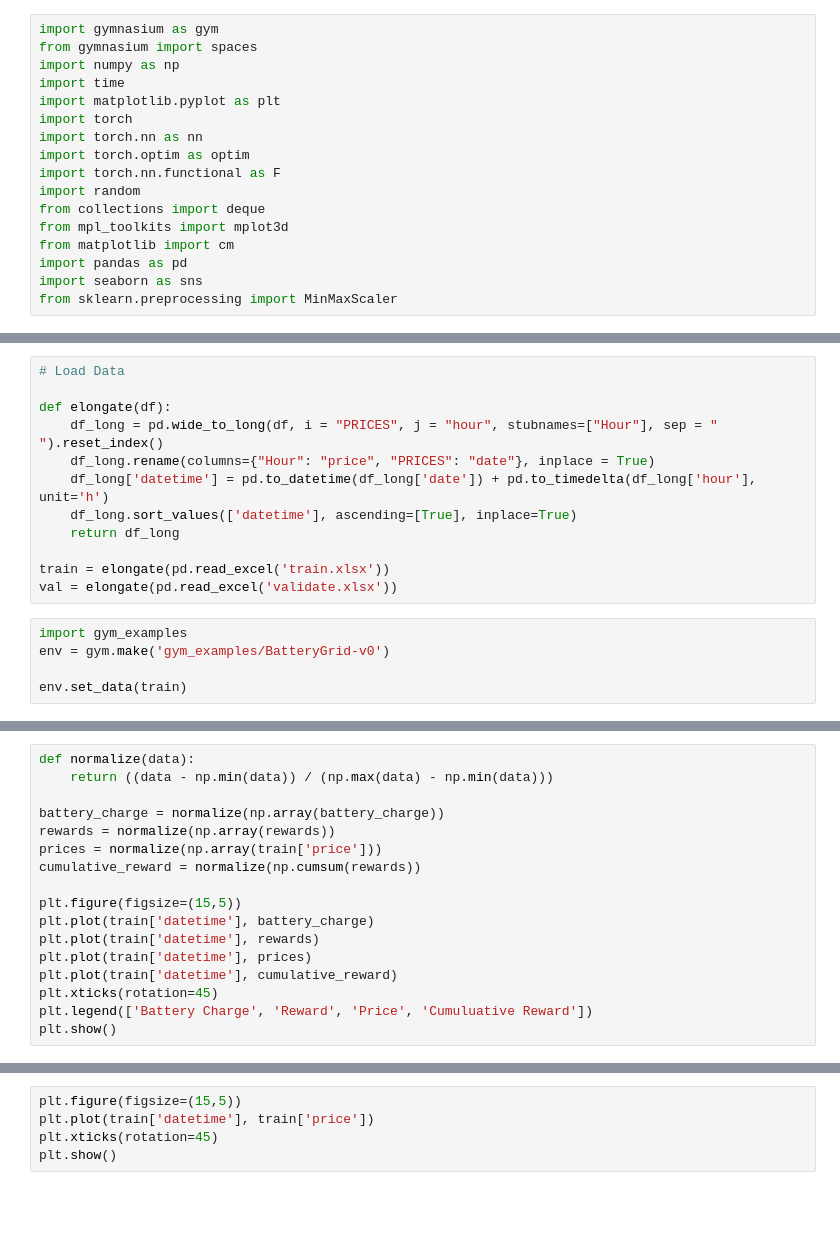
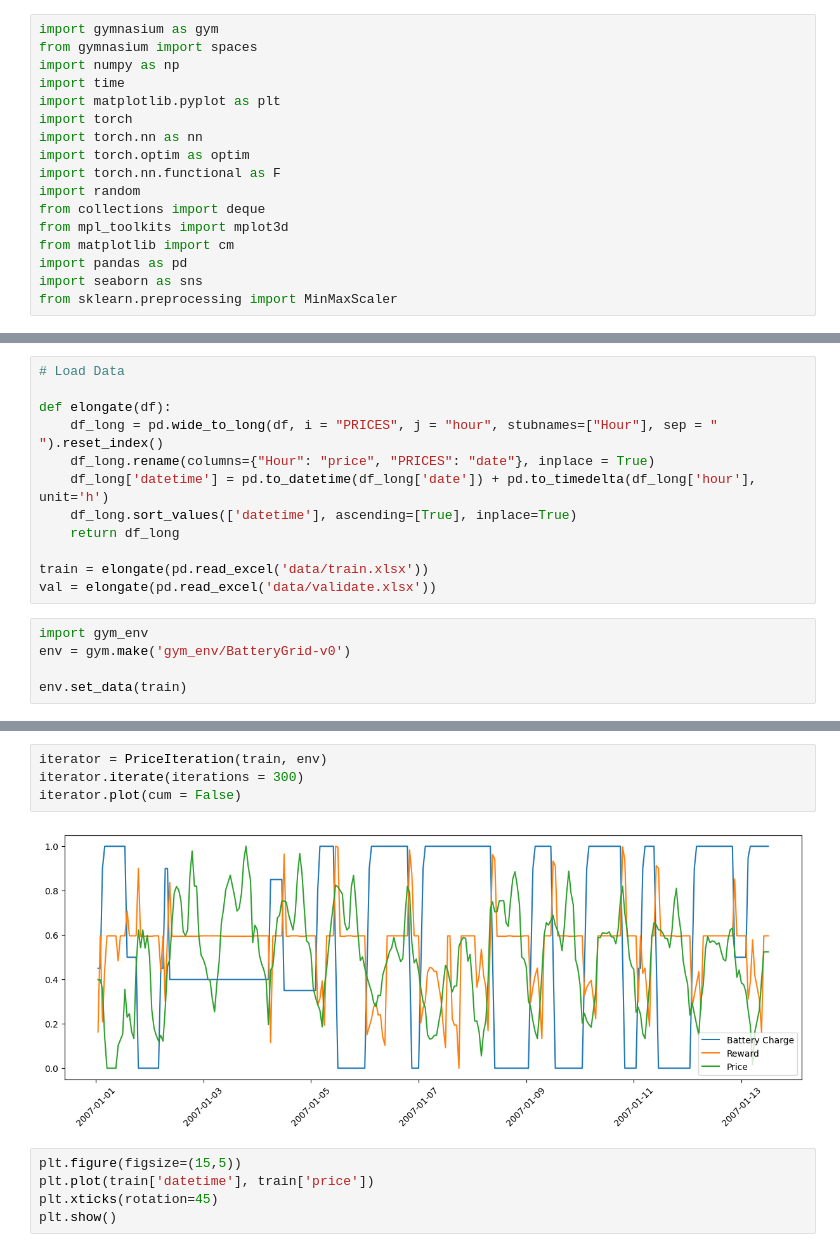
Before and after one commit to MaxFeucht/BatteryGrid, a Jupyter notebook: PRL.ipynb, the cells around one changed output, grey strips where cells are left out. Cells and saved outputs as stored; diff of their text form; blank space fills up the shorter version.

```diff
--- a/PRL.ipynb
+++ b/PRL.ipynb
@@ -49,10 +49,10 @@ def elongate(df):
     df_long.sort_values(['datetime'], ascending=[True], inplace=True)
     return df_long
 
-train = elongate(pd.read_excel('train.xlsx'))
-val = elongate(pd.read_excel('validate.xlsx'))
+train = elongate(pd.read_excel('data/train.xlsx'))
+val = elongate(pd.read_excel('data/validate.xlsx'))
 # %%
-import gym_examples
-env = gym.make('gym_examples/BatteryGrid-v0')
+import gym_env
+env = gym.make('gym_env/BatteryGrid-v0')
 
 env.set_data(train)
@@ -116,17 +58,0 @@ for i in range(len(train)):
-# %%
-def normalize(data):
-    return ((data - np.min(data)) / (np.max(data) - np.min(data)))
-
-battery_charge = normalize(np.array(battery_charge))
-rewards = normalize(np.array(rewards))
-prices = normalize(np.array(train['price']))
-cumulative_reward = normalize(np.cumsum(rewards))
-
-plt.figure(figsize=(15,5))
-plt.plot(train['datetime'], battery_charge)
-plt.plot(train['datetime'], rewards)
-plt.plot(train['datetime'], prices)
-plt.plot(train['datetime'], cumulative_reward)
-plt.xticks(rotation=45)
-plt.legend(['Battery Charge', 'Reward', 'Price', 'Cumuluative Reward'])
-plt.show()
@@ -144,3 +147,9 @@ plt.show()
+# %%
+iterator = PriceIteration(train, env)
+iterator.iterate(iterations = 300)
+iterator.plot(cum = False)
+# %% [output]
+[figure, added]
 # %%
 plt.figure(figsize=(15,5))
 plt.plot(train['datetime'], train['price'])
```
Also changed, not shown: parts of 7 cells of this notebook.
